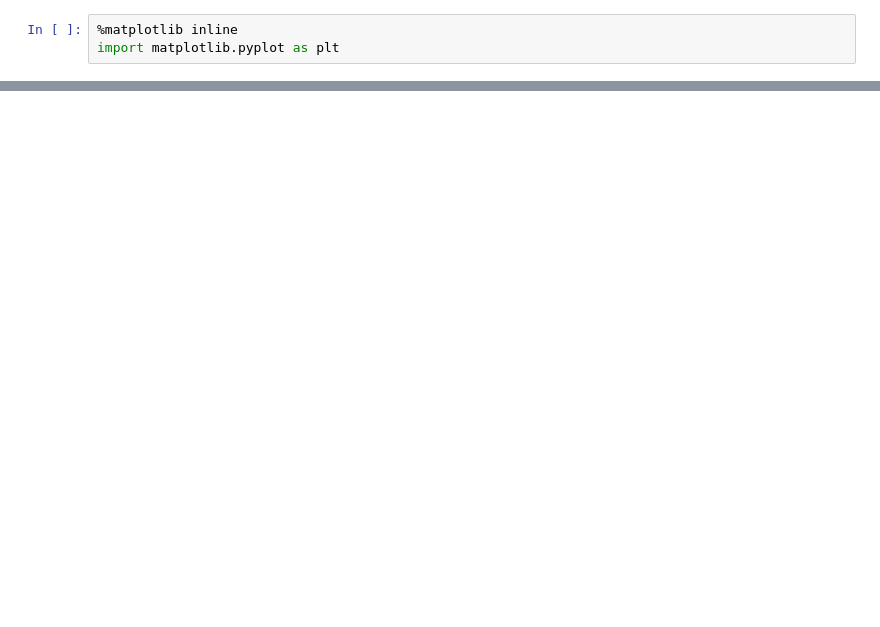
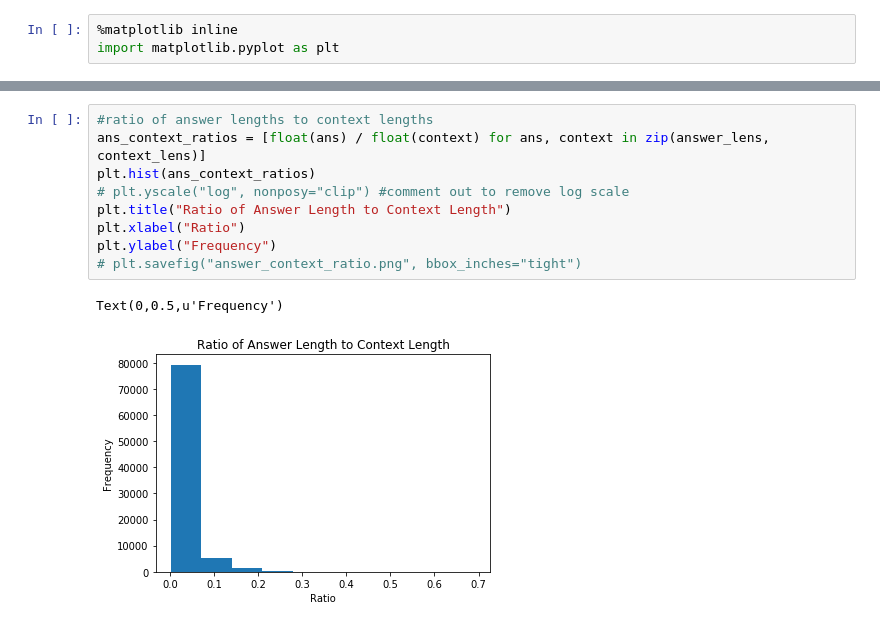
Before and after one commit to MatejKosec/cs224n_NLP_2018, a Jupyter notebook: data/train_data_stats.ipynb, the cells around one changed output, grey strips where cells are left out. Drawn from its saved outputs; the diff is of its cells as text; blank space fills up the shorter version.

```diff
--- a/data/train_data_stats.ipynb
+++ b/data/train_data_stats.ipynb
@@ -67 +70,13 @@ Text(0,0.5,u'Frequency')
 [figure]
+# %%
+#ratio of answer lengths to context lengths
+ans_context_ratios = [float(ans) / float(context) for ans, context in zip(answer_lens, context_lens)]
+plt.hist(ans_context_ratios)
+# plt.yscale("log", nonposy="clip") #comment out to remove log scale
+plt.title("Ratio of Answer Length to Context Length")
+plt.xlabel("Ratio")
+plt.ylabel("Frequency")
+# plt.savefig("answer_context_ratio.png", bbox_inches="tight")
+# %% [output]
+Text(0,0.5,u'Frequency')
+[figure, added]
```
Also changed, not shown: parts of 6 cells of this notebook, 14 other files.
